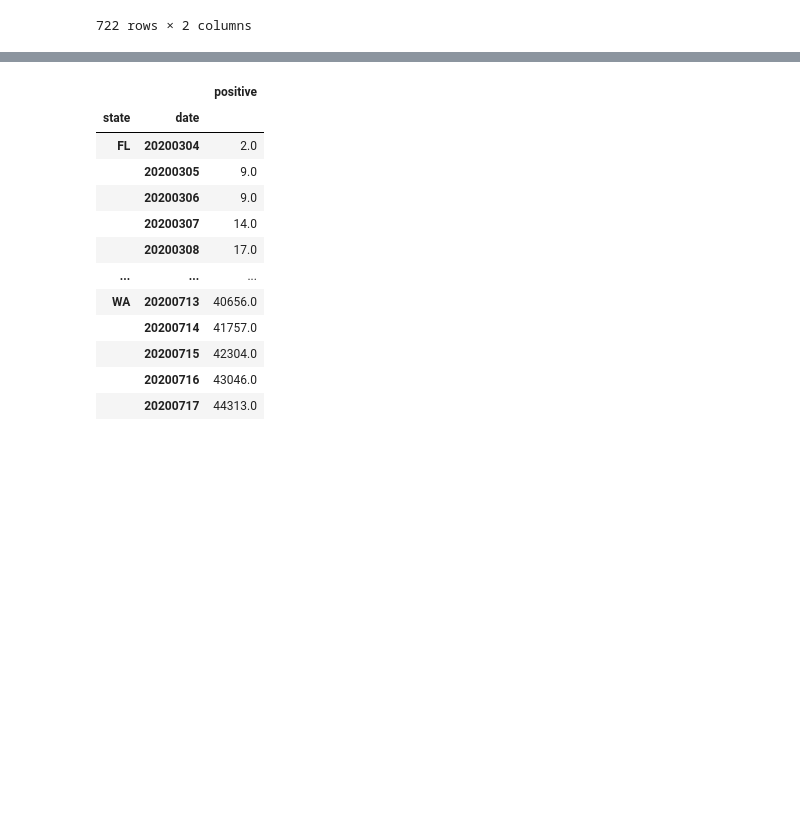
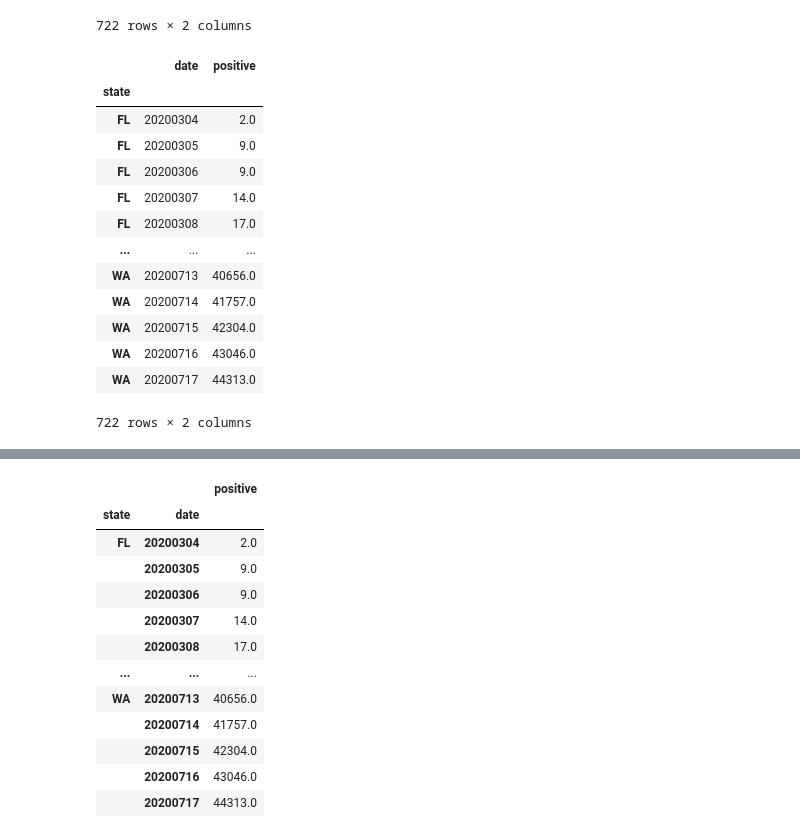
Before and after one commit to Emily-Keymon/Group-Project, a Jupyter notebook: Covid-19 Data Exploration and Cleanup.ipynb, the cells around one changed output, grey strips where cells are left out. Drawn from its saved outputs; the diff is of its cells as text; code cells hidden in the pictures; blank space fills up the shorter version.

```diff
--- a/Covid-19 Data Exploration and Cleanup.ipynb
+++ b/Covid-19 Data Exploration and Cleanup.ipynb
@@ -96,6 +78,37 @@ filter_df_1
 | WA | 20200123 | 2.0 |
 | WA | 20200122 | 2.0 |
 722 rows × 2 columns
+# %%
+# Will add this to the other sections once we figure out the date range
+
+# Set date range for data
+start_date = "20200301"
+end_date = "20200717"
+#Now what do i do with the start and end dates??
+
+# This does set the date range, but does not add it to the dataframe
+# Set date range (use 3/1/20 through 7/1/20)
+#filter_df_1 = pd.date_range(start = "3-1-2020", end = "7-1-2020", freq = "W")
+#filter_df_1
+
+# Sort by state, date
+filter_df_1 = filter_df_1.sort_values(["state", "date"])
+filter_df_1
+# %% [output]
+|  | date | positive |
+| state |  |  |
+| FL | 20200304 | 2.0 |
+| FL | 20200305 | 9.0 |
+| FL | 20200306 | 9.0 |
+| FL | 20200307 | 14.0 |
+| FL | 20200308 | 17.0 |
+| ... | ... | ... |
+| WA | 20200713 | 40656.0 |
+| WA | 20200714 | 41757.0 |
+| WA | 20200715 | 42304.0 |
+| WA | 20200716 | 43046.0 |
+| WA | 20200717 | 44313.0 |
+722 rows × 2 columns
 # %%
 # Rename state codes to Florida, Georgia, New York, Texas and Washington
 filter_df_1.rename(index={"FL": "Florida", "GA": "Georgia", "NY": "New York","TX": "Texas", "WA":"Washington"})
```
Also changed, not shown: parts of 4 cells of this notebook, 1 other file.
